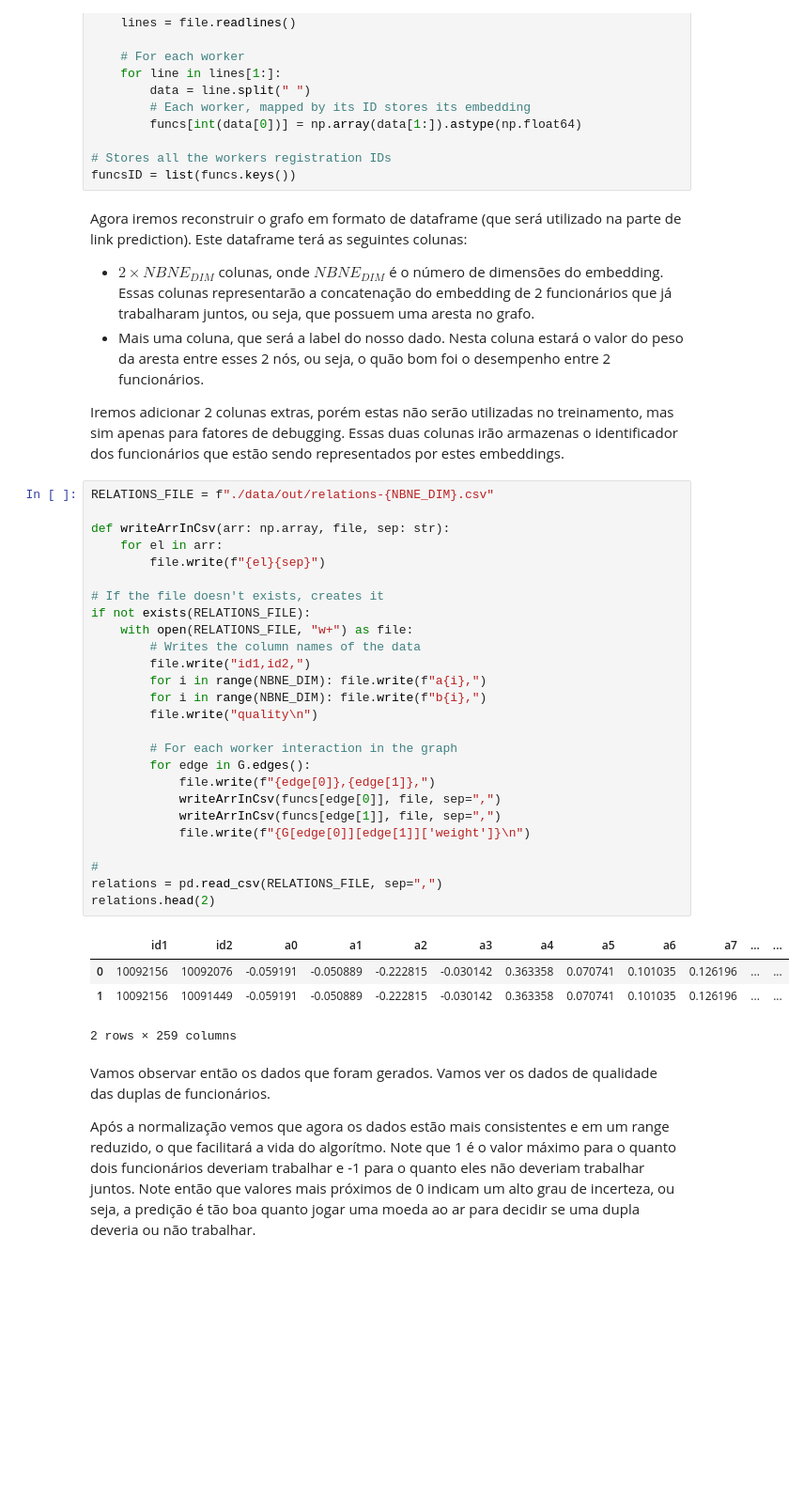
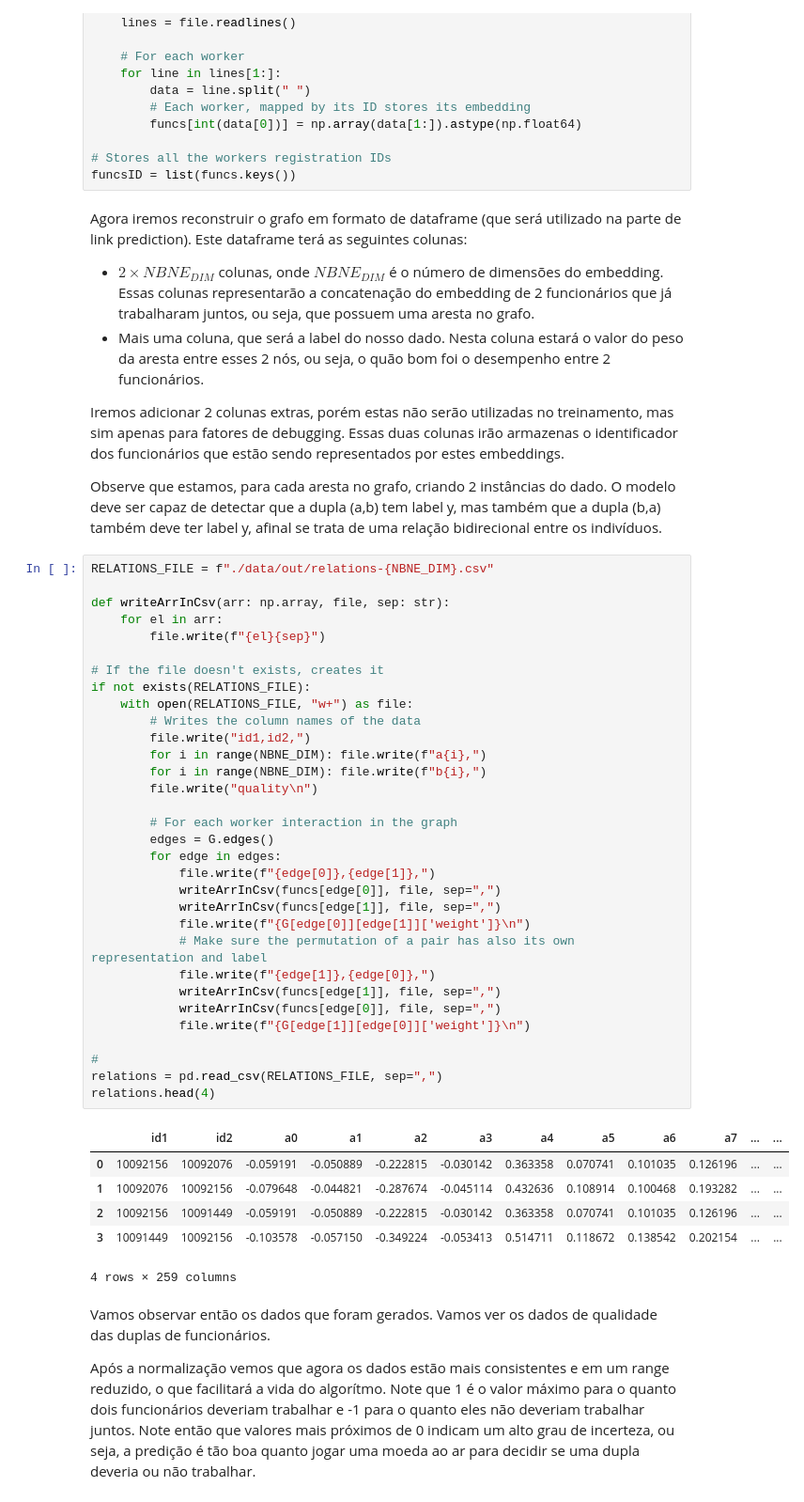
Before and after one commit to vinciusb/TP3-ML, a Jupyter notebook: tp.ipynb, the cells around one changed output. Shown: that part at 94% size. Drawn from its saved outputs; the diff is of its cells as text; blank space fills up the shorter version.

```diff
--- a/tp.ipynb
+++ b/tp.ipynb
@@ -294,37 +306,47 @@ Agora iremos reconstruir o grafo em formato de dataframe (que será utilizado na
 - Mais uma coluna, que será a label do nosso dado. Nesta coluna estará o valor do peso da aresta entre esses 2 nós, ou seja, o quão bom foi o desempenho entre 2 funcionários.
 
 Iremos adicionar 2 colunas extras, porém estas não serão utilizadas no treinamento, mas sim apenas para fatores de debugging. Essas duas colunas irão armazenas o identificador dos funcionários que estão sendo representados por estes embeddings.
+
+Observe que estamos, para cada aresta no grafo, criando 2 instâncias do dado. O modelo deve ser capaz de detectar que a dupla (a,b) tem label y, mas também que a dupla (b,a) também deve ter label y, afinal se trata de uma relação bidirecional entre os indivíduos.
 # %%
 RELATIONS_FILE = f"./data/out/relations-{NBNE_DIM}.csv"
 
 def writeArrInCsv(arr: np.array, file, sep: str):
     for el in arr:
         file.write(f"{el}{sep}")
 
 # If the file doesn't exists, creates it
 if not exists(RELATIONS_FILE):
     with open(RELATIONS_FILE, "w+") as file:
         # Writes the column names of the data
         file.write("id1,id2,")
         for i in range(NBNE_DIM): file.write(f"a{i},")
         for i in range(NBNE_DIM): file.write(f"b{i},")
         file.write("quality\n")
 
         # For each worker interaction in the graph
-        for edge in G.edges():
+        edges = G.edges()
+        for edge in edges:
             file.write(f"{edge[0]},{edge[1]},")
             writeArrInCsv(funcs[edge[0]], file, sep=",")
             writeArrInCsv(funcs[edge[1]], file, sep=",")
             file.write(f"{G[edge[0]][edge[1]]['weight']}\n")
+            # Make sure the permutation of a pair has also its own representation and label
+            file.write(f"{edge[1]},{edge[0]},")
+            writeArrInCsv(funcs[edge[1]], file, sep=",")
+            writeArrInCsv(funcs[edge[0]], file, sep=",")
+            file.write(f"{G[edge[1]][edge[0]]['weight']}\n")
 
 #
 relations = pd.read_csv(RELATIONS_FILE, sep=",")
-relations.head(2)
+relations.head(4)
 # %% [output]
 |  | id1 | id2 | a0 | a1 | a2 | a3 | a4 | a5 | a6 | a7 | ... | ... |
 | 0 | 10092156 | 10092076 | -0.059191 | -0.050889 | -0.222815 | -0.030142 | 0.363358 | 0.070741 | 0.101035 | 0.126196 | ... | ... |
-| 1 | 10092156 | 10091449 | -0.059191 | -0.050889 | -0.222815 | -0.030142 | 0.363358 | 0.070741 | 0.101035 | 0.126196 | ... | ... |
+| 1 | 10092076 | 10092156 | -0.079648 | -0.044821 | -0.287674 | -0.045114 | 0.432636 | 0.108914 | 0.100468 | 0.193282 | ... | ... |
+| 2 | 10092156 | 10091449 | -0.059191 | -0.050889 | -0.222815 | -0.030142 | 0.363358 | 0.070741 | 0.101035 | 0.126196 | ... | ... |
+| 3 | 10091449 | 10092156 | -0.103578 | -0.057150 | -0.349224 | -0.053413 | 0.514711 | 0.118672 | 0.138542 | 0.202154 | ... | ... |
-2 rows × 259 columns
+4 rows × 259 columns
 # %% [markdown]
 Vamos observar então os dados que foram gerados. Vamos ver os dados de qualidade das duplas de funcionários.
 
```
Also changed, not shown: parts of 26 cells of this notebook.
